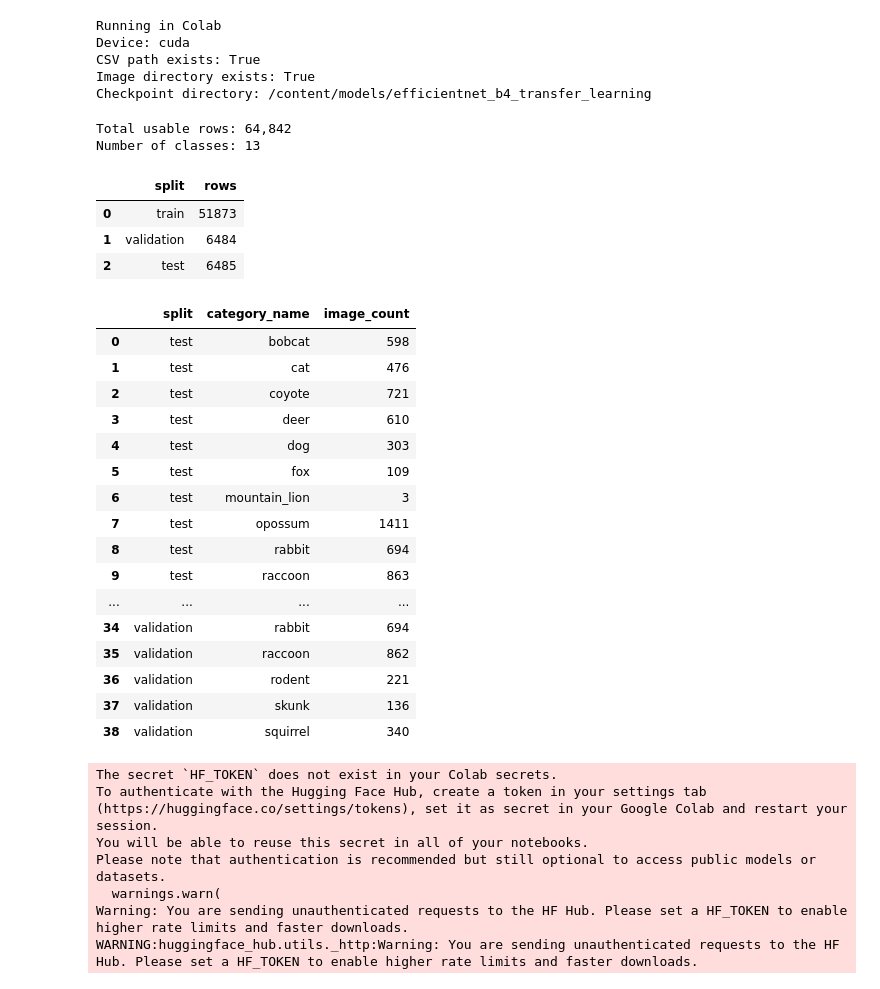
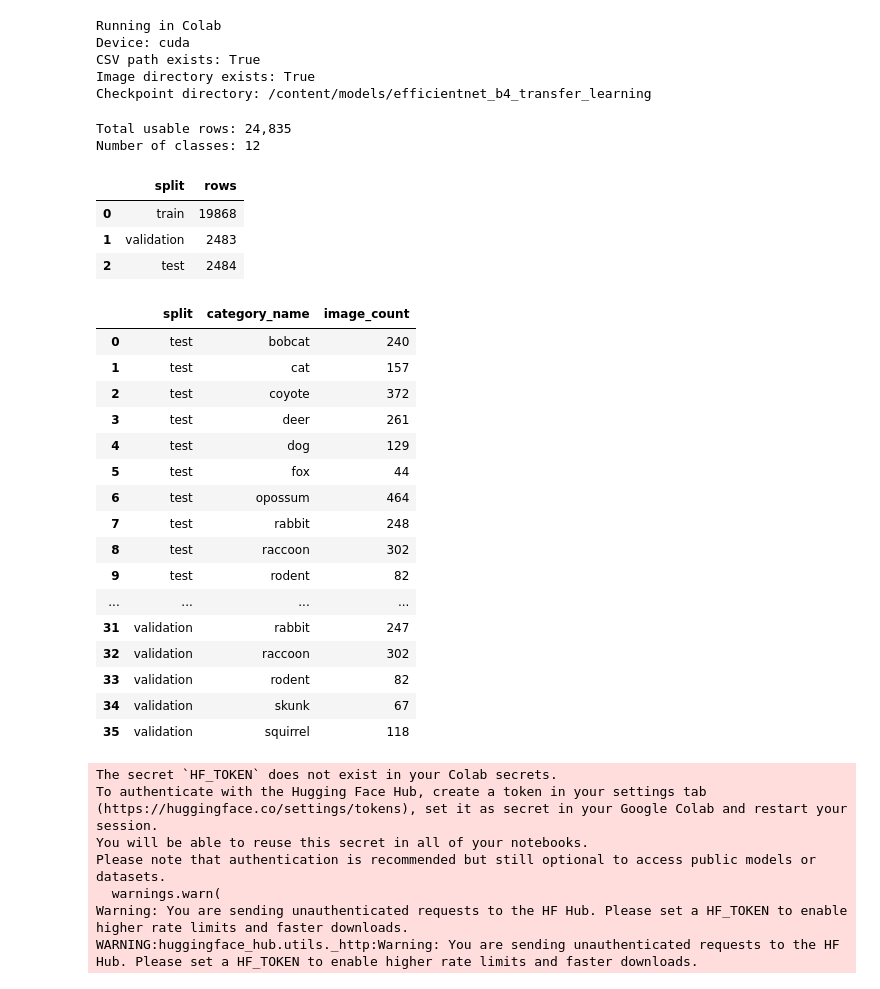
Before and after one commit to dltvn/wild_animal_image_classification, a Jupyter notebook: efficientnet_b4_transfer_learning.ipynb, the cells around one changed output. Drawn from its saved outputs; the diff is of its cells as text; code cells hidden in the pictures.

```diff
--- a/efficientnet_b4_transfer_learning.ipynb
+++ b/efficientnet_b4_transfer_learning.ipynb
@@ -171,8 +170,11 @@ train_df['image_exists'] = train_df['image_path'].map(Path.exists)
 
 # Drop rows whose image files are missing from the extracted image folder.
 filtered_df = train_df[train_df['image_exists']].copy()
-# Remove the empty class so the model focuses only on animal categories.
-filtered_df = filtered_df[filtered_df['category_id'] != 0].copy()
+# Remove the empty class and mountain lion samples so the model focuses on the remaining animal categories.
+filtered_df = filtered_df[~filtered_df['category_id'].isin([0, 22])].copy()
+
+# Deduplicate by seq_id: keep the first frame of each camera sequence.
+filtered_df = filtered_df.sort_values('frame_num').drop_duplicates(subset='seq_id', keep='first').reset_index(drop=True).copy()
 
 # Convert sparse dataset ids into contiguous label indices for PyTorch.
 unique_category_ids = sorted(filtered_df['category_id'].unique())
@@ -194,54 +196,54 @@ second_split = StratifiedShuffleSplit(n_splits=1, train_size=0.5, random_state=R
 valid_indices, test_indices = next(second_split.split(holdout_row_indices, holdout_labels))
 valid_split_df = holdout_df.iloc[valid_indices].reset_index(drop=True)
 test_split_df = holdout_df.iloc[test_indices].reset_index(drop=True)
 
 # Summarize split sizes for a quick sanity check.
 split_summary_df = pd.DataFrame([
     {'split': 'train', 'rows': len(train_split_df)},
     {'split': 'validation', 'rows': len(valid_split_df)},
     {'split': 'test', 'rows': len(test_split_df)},
 ])
 
 # Verify that each split keeps roughly the same class distribution.
 split_class_summary_df = pd.concat([
     train_split_df.assign(split='train'),
     valid_split_df.assign(split='validation'),
     test_split_df.assign(split='test'),
 ])
 split_class_summary_df = (
     split_class_summary_df.groupby(['split', 'category_name'])
     .size()
     .reset_index(name='image_count')
 )
 
 print(f'Total usable rows: {len(filtered_df):,}')
 print(f'Number of classes: {len(class_names)}')
 display(split_summary_df)
 display(split_class_summary_df)
 # %% [output]
-Total usable rows: 64,842
-Number of classes: 13
+Total usable rows: 24,835
+Number of classes: 12
 |  | split | rows |
-| 0 | train | 51873 |
-| 1 | validation | 6484 |
-| 2 | test | 6485 |
+| 0 | train | 19868 |
+| 1 | validation | 2483 |
+| 2 | test | 2484 |
 |  | split | category_name | image_count |
-| 0 | test | bobcat | 598 |
-| 1 | test | cat | 476 |
-| 2 | test | coyote | 721 |
-| 3 | test | deer | 610 |
-| 4 | test | dog | 303 |
-| 5 | test | fox | 109 |
-| 6 | test | mountain_lion | 3 |
-| 7 | test | opossum | 1411 |
-| 8 | test | rabbit | 694 |
-| 9 | test | raccoon | 863 |
+| 0 | test | bobcat | 240 |
+| 1 | test | cat | 157 |
+| 2 | test | coyote | 372 |
+| 3 | test | deer | 261 |
+| 4 | test | dog | 129 |
+| 5 | test | fox | 44 |
+| 6 | test | opossum | 464 |
+| 7 | test | rabbit | 248 |
+| 8 | test | raccoon | 302 |
+| 9 | test | rodent | 82 |
 | ... | ... | ... | ... |
-| 34 | validation | rabbit | 694 |
-| 35 | validation | raccoon | 862 |
-| 36 | validation | rodent | 221 |
-| 37 | validation | skunk | 136 |
-| 38 | validation | squirrel | 340 |
+| 31 | validation | rabbit | 247 |
+| 32 | validation | raccoon | 302 |
+| 33 | validation | rodent | 82 |
+| 34 | validation | skunk | 67 |
+| 35 | validation | squirrel | 118 |
 # %%
 # Build the pretrained model once to inspect its expected preprocessing settings.
 reference_model = timm.create_model(TIMM_MODEL_NAME, pretrained=True)
```
Also changed, not shown: parts of 5 cells of this notebook, 4 other files.
